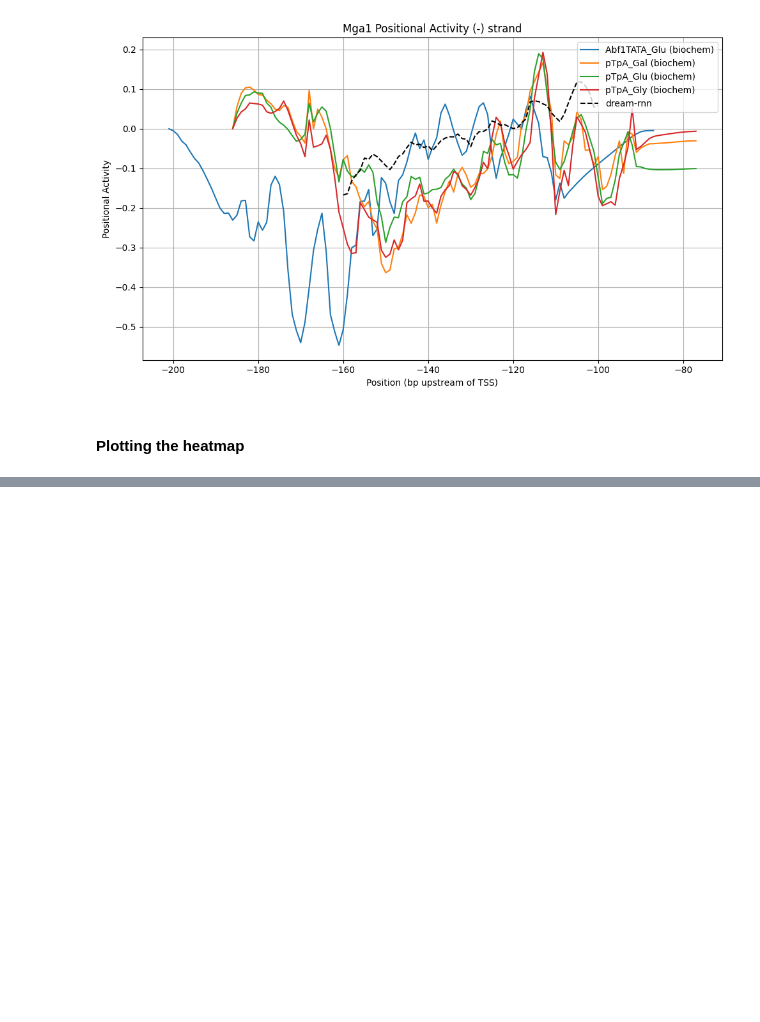
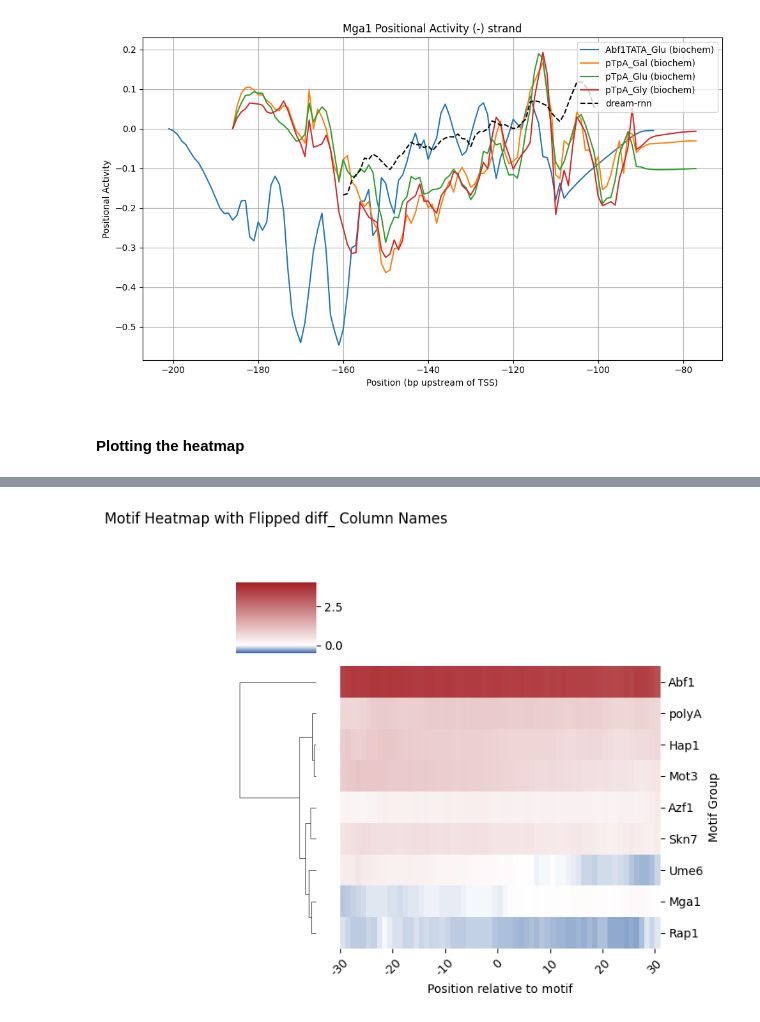
Before and after one commit to de-Boer-Lab/position-mpra, a Jupyter notebook: src/TF_position/yeast/plot_kc.ipynb, the cells around one changed output, grey strips where cells are left out. Saved outputs shown, nothing was run; the diff lists cells and outputs as text; code cells hidden in the pictures; blank space fills up the shorter version.

```diff
--- a/src/TF_position/yeast/plot_kc.ipynb
+++ b/src/TF_position/yeast/plot_kc.ipynb
@@ -489,0 +503,63 @@ plt.show()
+# %%
+import matplotlib.pyplot as plt
+import seaborn as sns
+from matplotlib.colors import LinearSegmentedColormap
+import numpy as np
+
+# Identify diff_ columns
+diff_cols = [col for col in avg_diff_rc.columns if col.startswith("diff_")]
+
+# If you wanted to flip sign, do it here (optional)
+data = avg_diff_rc[diff_cols].copy()  # numeric data only
+
+# Extract positions as ints for x-axis
+positions = [int(c.replace("diff_", "")) for c in data.columns]
+
+# Sort columns in ascending order
+sorted_cols = [f"diff_{p}" for p in sorted(positions)]
+data = data[sorted_cols]
+positions = sorted(positions)
+
+# Colormap: white at 0
+vmin, vmax = -0.5, 4
+white_pos = -vmin / (vmax - vmin)
+colors = [(0.0, "#3361A5"), (white_pos, "#ffffff"), (1.0, "#A52126")]
+cmap = LinearSegmentedColormap.from_list("custom_blue_white_red", colors, N=256)
+
+# Full data matrix for clustermap (motif_group as index)
+data_matrix = data.copy()
+data_matrix.index = avg_diff_rc['motif_group']
+
+# X-tick positions
+xticks_positions = np.arange(min(positions), max(positions)+1, 10)
+xticks_indices = [positions.index(pos) for pos in xticks_positions if pos in positions]
+
+# Plot clustermap
+g = sns.clustermap(
+    data_matrix,
+    cmap=cmap,
+    row_cluster=True,
+    col_cluster=False,        # keep positions in order
+    figsize=(6, max(6, len(data_matrix) * 0.75 * 0.15)),
+    yticklabels=True,
+    xticklabels=False,
+    vmin=vmin,
+    vmax=vmax,
+)
+
+# Set x-axis ticks on heatmap
+g.ax_heatmap.set_xticks(xticks_indices)
+g.ax_heatmap.set_xticklabels(xticks_positions, rotation=45)
+
+g.ax_heatmap.set_xlabel("Position relative to motif")
+g.ax_heatmap.set_ylabel("Motif Group")
+plt.title("Motif Heatmap with Flipped diff_ Column Names", pad=50)
+
+plt.tight_layout()
+plt.savefig(
+    "/scratch/st-cdeboer-1/sambina/position_mpra/outputs/TFs_position/yeast/avg_knockout_rc.svg",
+    dpi=600
+)
+plt.show()
+# %% [output]
+[figure, added]
```
Also changed, not shown: parts of 3 cells of this notebook, 18 other files.
